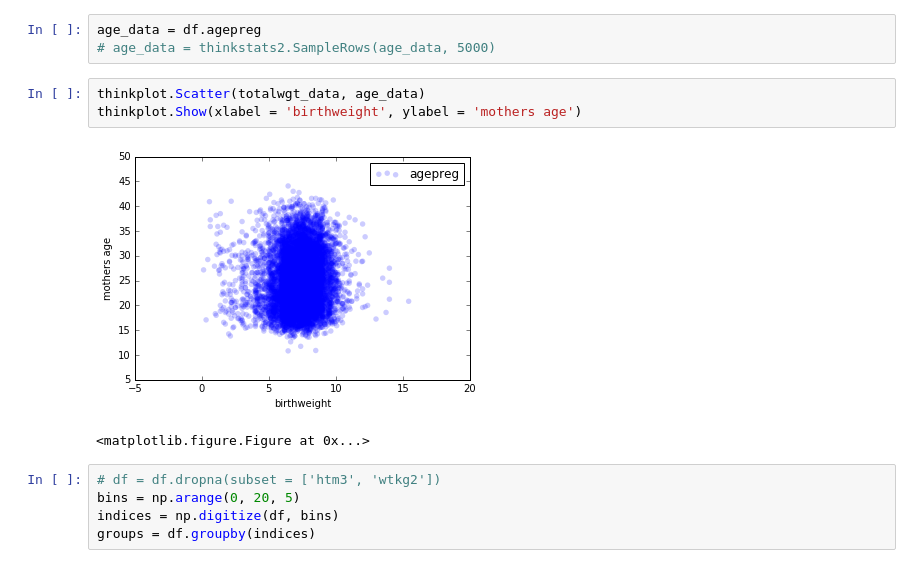
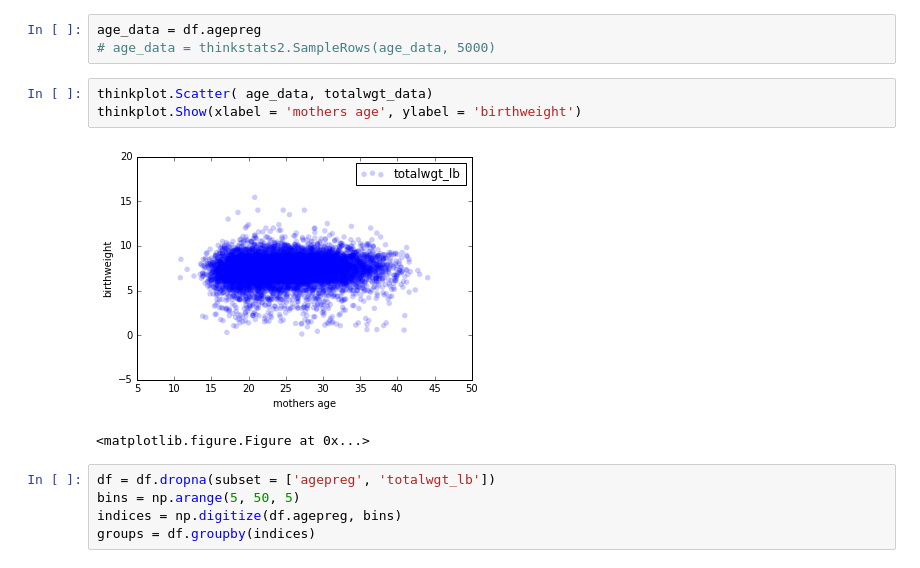
Before and after one commit to CaseyAlvarado/DataScience16, a Jupyter notebook: ThinkStats2/chap07ex.ipynb, the cells around one changed output. Drawn from its saved outputs; the diff is of its cells as text.

```diff
--- a/ThinkStats2/chap07ex.ipynb
+++ b/ThinkStats2/chap07ex.ipynb
@@ -31,14 +31,14 @@ totalwgt_data = df.totalwgt_lb
 age_data = df.agepreg
 # age_data = thinkstats2.SampleRows(age_data, 5000)
 # %%
-thinkplot.Scatter(totalwgt_data, age_data)
-thinkplot.Show(xlabel = 'birthweight', ylabel = 'mothers age')
+thinkplot.Scatter( age_data, totalwgt_data)
+thinkplot.Show(xlabel = 'mothers age', ylabel = 'birthweight')
 # %% [output]
-[figure, old version]
+[figure, new version]
 <matplotlib.figure.Figure at 0x...>
 # %%
-# df = df.dropna(subset = ['htm3', 'wtkg2'])
-bins = np.arange(0, 20, 5)
-indices = np.digitize(df, bins)
+df = df.dropna(subset = ['agepreg', 'totalwgt_lb'])
+bins = np.arange(5, 50, 5)
+indices = np.digitize(df.agepreg, bins)
 groups = df.groupby(indices)
 # %%
```
Also changed, not shown: parts of 4 cells of this notebook, 1 other file.
